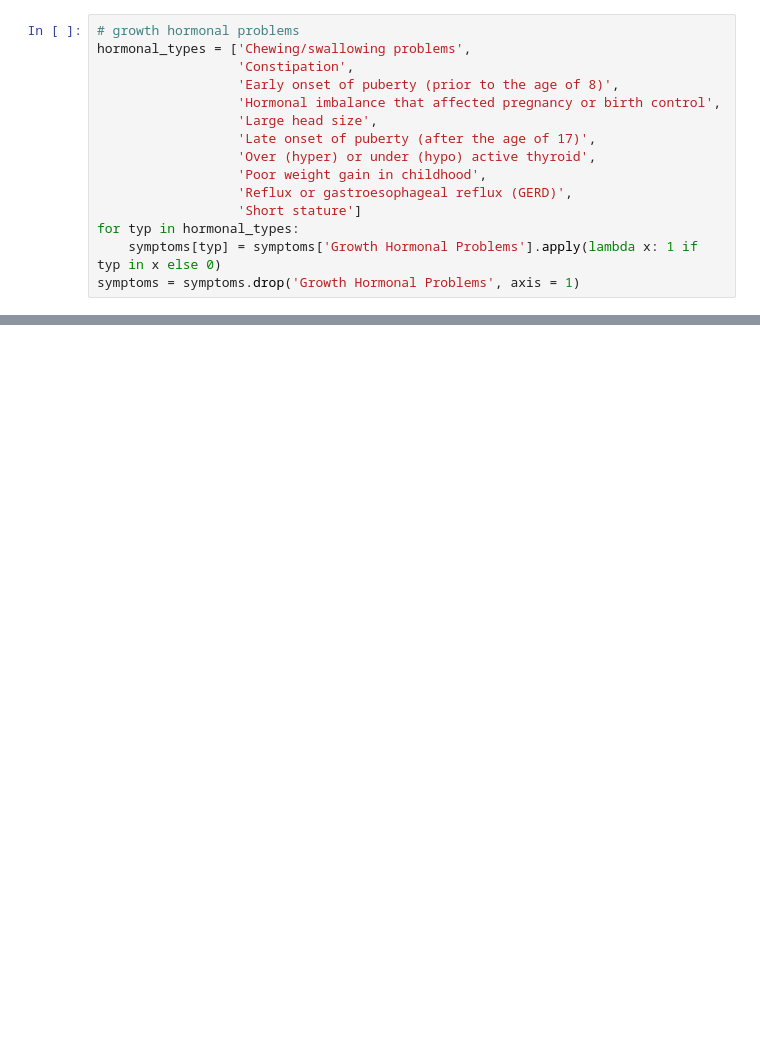
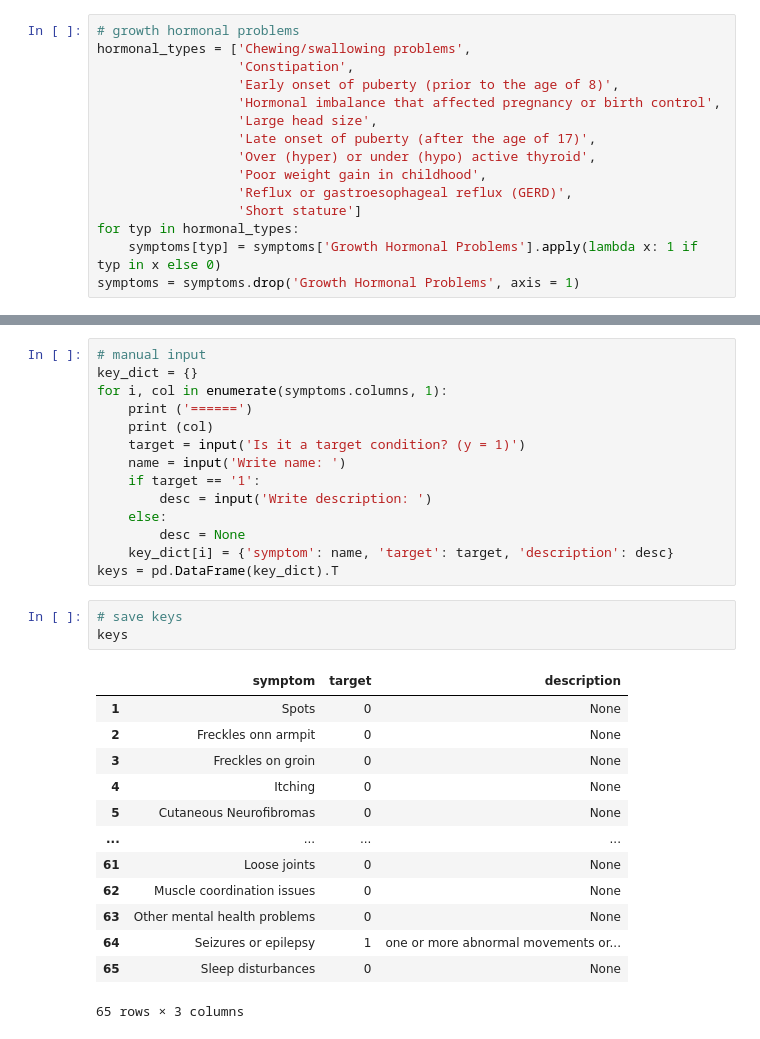
Before and after one commit to stereopickle/NF_Kids_App_PythonAPI, a Jupyter notebook: 001.EDA.ipynb, the cells around one changed output, grey strips where cells are left out. Saved outputs shown, nothing was run; the diff lists cells and outputs as text; blank space fills up the shorter version.

```diff
--- a/001.EDA.ipynb
+++ b/001.EDA.ipynb
@@ -133,0 +244,31 @@ symptoms = symptoms.drop(tmp, axis = 1)
+# %%
+# manual input
+key_dict = {}
+for i, col in enumerate(symptoms.columns, 1):
+    print ('======')
+    print (col)
+    target = input('Is it a target condition? (y = 1)')
+    name = input('Write name: ')
+    if target == '1':
+        desc = input('Write description: ')
+    else:
+        desc = None
+    key_dict[i] = {'symptom': name, 'target': target, 'description': desc}
+keys = pd.DataFrame(key_dict).T
+# %%
+# save keys
+keys
+# %% [output]
+|  | symptom | target | description |
+| 1 | Spots | 0 | None |
+| 2 | Freckles onn armpit | 0 | None |
+| 3 | Freckles on groin | 0 | None |
+| 4 | Itching | 0 | None |
+| 5 | Cutaneous Neurofibromas | 0 | None |
+| ... | ... | ... | ... |
+| 61 | Loose joints | 0 | None |
+| 62 | Muscle coordination issues | 0 | None |
+| 63 | Other mental health problems | 0 | None |
+| 64 | Seizures or epilepsy | 1 | one or more abnormal movements or... |
+| 65 | Sleep disturbances | 0 | None |
+65 rows × 3 columns
```
Also changed, not shown: parts of 42 cells of this notebook.
